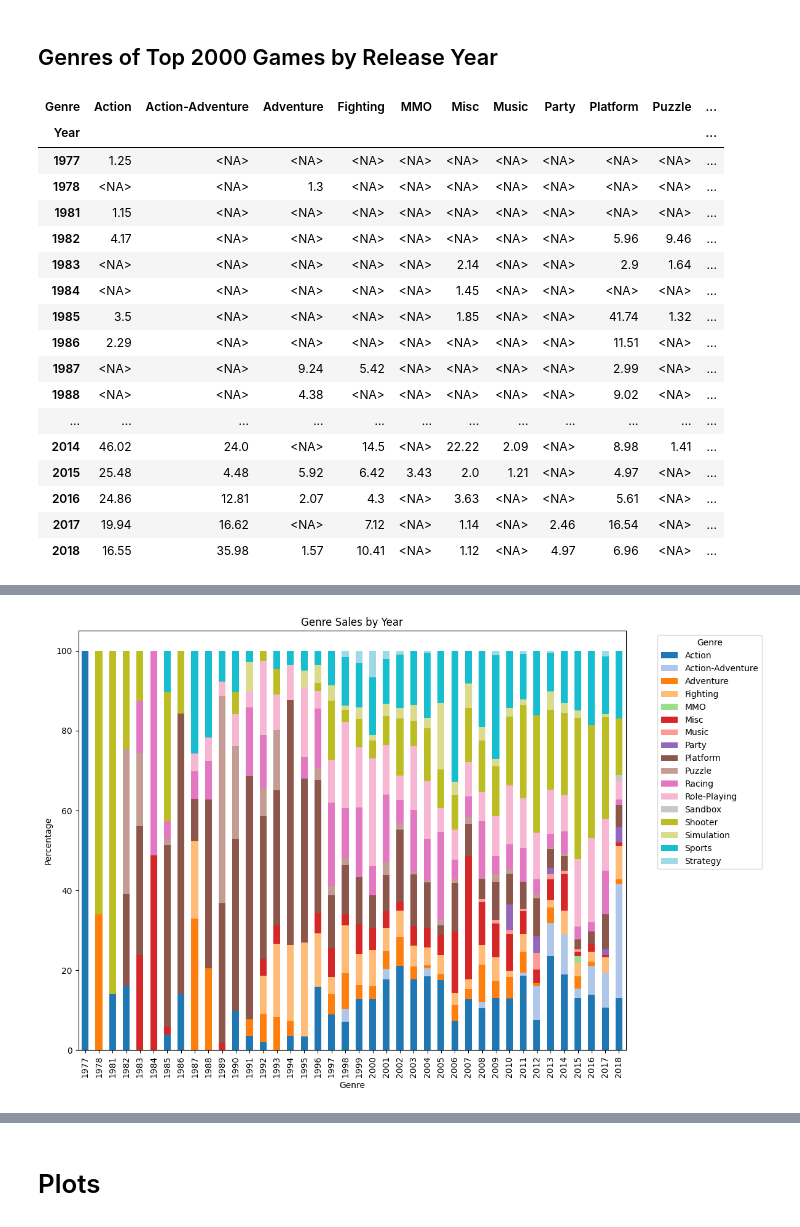
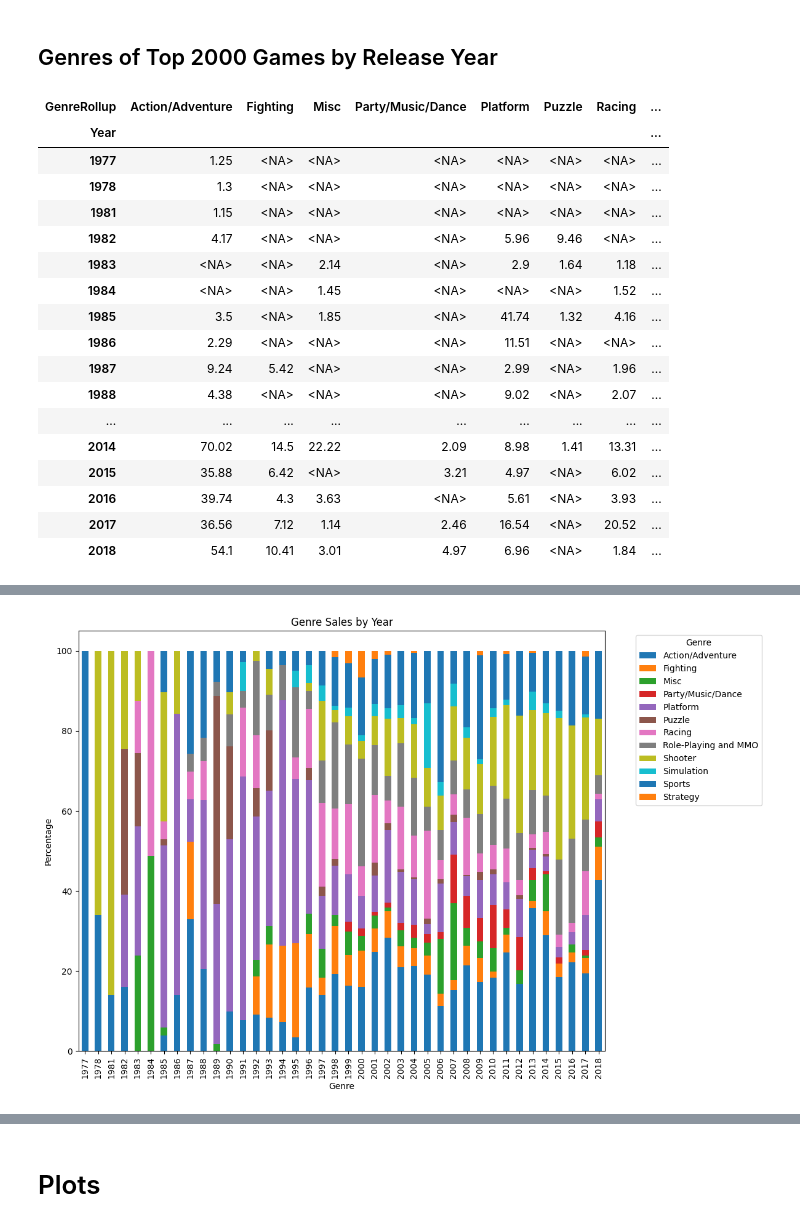
Before and after one commit to candersen114/Python2Source, a Jupyter notebook: finalproj.ipynb, the cells around one changed output, grey strips where cells are left out. Saved outputs shown, nothing was run; the diff lists cells and outputs as text; code cells hidden in the pictures.

```diff
--- a/finalproj.ipynb
+++ b/finalproj.ipynb
@@ -83,6 +83,33 @@ dictCalculatedColData = {
                     "X360": "Microsoft",
                     "XB": "Microsoft",
                     "XOne": "Microsoft"
+                }
+            }
+        },
+    "GenreRollup": # Column to be created
+        {
+            "Column Type": "Lookup",
+            "Data Type": "string[pyarrow]",
+            "Column Spec":
+            {
+                "Genre": # Column containing the categories we need to look up
+                {
+                    "Action": "Action/Adventure",
+                    "Action-Adventure": "Action/Adventure",
+                    "Adventure": "Action/Adventure",
+                    "Fighting": "Fighting",
+                    "Misc": "Misc",
+                    "MMO": "Role-Playing and MMO",
+                    "Music": "Party/Music/Dance",
+                    "Party": "Party/Music/Dance",
+                    "Platform": "Platform",
+                    "Puzzle": "Puzzle",
+                    "Racing": "Racing",
+                    "Role-Playing": "Role-Playing and MMO",
+                    "Shooter": "Shooter",
+                    "Simulation": "Simulation",
+                    "Sports": "Sports",
+                    "Strategy": "Strategy",
                 }
             }
         },
@@ -380,7 +407,7 @@ plt.show()
 ## Genres of Top 2000 Games by Release Year
 # %%
 # Create a cross-tabulation of Year and Genre
-genre_by_year = pd.crosstab(df["Year"], df["Genre"], values=df["Global_Sales"], aggfunc='sum')
+genre_by_year = pd.crosstab(df["Year"], df["GenreRollup"], values=df["Global_Sales"], aggfunc='sum')
 
 # Create the data for the X and Y axes
 boxdata = genre_by_year.iloc[:, ::-1].cumsum(axis=1).stack().reset_index(name="Games")
@@ -392,7 +419,7 @@ display(genre_sales_percentage)
 plt.figure(figsize=(12, 8))
 ax = plt.axes()
 #sns.barplot(data=boxdata, x="Year", y="Games", hue="Genre", hue_order=genre_by_year.columns, dodge=False, palette="hsv")
-genre_sales_percentage.plot(kind='bar', stacked=True, colormap='tab20', ax=ax)
+genre_sales_percentage.plot(kind='bar', stacked=True, ax=ax)
 
 
 # Set title and labels
@@ -409,21 +436,21 @@ plt.legend(title='Genre', loc='upper left', bbox_to_anchor=(1.05, 1))
 plt.tight_layout()
 plt.show()
 # %% [output]
-| Genre | Action | Action-Adventure | Adventure | Fighting | MMO | Misc | Music | Party | Platform | Puzzle | ... |
-| Year |  |  |  |  |  |  |  |  |  |  | ... |
-| 1977 | 1.25 | <NA> | <NA> | <NA> | <NA> | <NA> | <NA> | <NA> | <NA> | <NA> | ... |
-| 1978 | <NA> | <NA> | 1.3 | <NA> | <NA> | <NA> | <NA> | <NA> | <NA> | <NA> | ... |
-| 1981 | 1.15 | <NA> | <NA> | <NA> | <NA> | <NA> | <NA> | <NA> | <NA> | <NA> | ... |
-| 1982 | 4.17 | <NA> | <NA> | <NA> | <NA> | <NA> | <NA> | <NA> | 5.96 | 9.46 | ... |
-| 1983 | <NA> | <NA> | <NA> | <NA> | <NA> | 2.14 | <NA> | <NA> | 2.9 | 1.64 | ... |
-| 1984 | <NA> | <NA> | <NA> | <NA> | <NA> | 1.45 | <NA> | <NA> | <NA> | <NA> | ... |
-| 1985 | 3.5 | <NA> | <NA> | <NA> | <NA> | 1.85 | <NA> | <NA> | 41.74 | 1.32 | ... |
-| 1986 | 2.29 | <NA> | <NA> | <NA> | <NA> | <NA> | <NA> | <NA> | 11.51 | <NA> | ... |
-| 1987 | <NA> | <NA> | 9.24 | 5.42 | <NA> | <NA> | <NA> | <NA> | 2.99 | <NA> | ... |
-| 1988 | <NA> | <NA> | 4.38 | <NA> | <NA> | <NA> | <NA> | <NA> | 9.02 | <NA> | ... |
-| ... | ... | ... | ... | ... | ... | ... | ... | ... | ... | ... | ... |
-| 2014 | 46.02 | 24.0 | <NA> | 14.5 | <NA> | 22.22 | 2.09 | <NA> | 8.98 | 1.41 | ... |
-| 2015 | 25.48 | 4.48 | 5.92 | 6.42 | 3.43 | 2.0 | 1.21 | <NA> | 4.97 | <NA> | ... |
-| 2016 | 24.86 | 12.81 | 2.07 | 4.3 | <NA> | 3.63 | <NA> | <NA> | 5.61 | <NA> | ... |
-| 2017 | 19.94 | 16.62 | <NA> | 7.12 | <NA> | 1.14 | <NA> | 2.46 | 16.54 | <NA> | ... |
-| 2018 | 16.55 | 35.98 | 1.57 | 10.41 | <NA> | 1.12 | <NA> | 4.97 | 6.96 | <NA> | ... |
+| GenreRollup | Action/Adventure | Fighting | Misc | Party/Music/Dance | Platform | Puzzle | Racing | ... |
+| Year |  |  |  |  |  |  |  | ... |
+| 1977 | 1.25 | <NA> | <NA> | <NA> | <NA> | <NA> | <NA> | ... |
+| 1978 | 1.3 | <NA> | <NA> | <NA> | <NA> | <NA> | <NA> | ... |
+| 1981 | 1.15 | <NA> | <NA> | <NA> | <NA> | <NA> | <NA> | ... |
+| 1982 | 4.17 | <NA> | <NA> | <NA> | 5.96 | 9.46 | <NA> | ... |
+| 1983 | <NA> | <NA> | 2.14 | <NA> | 2.9 | 1.64 | 1.18 | ... |
+| 1984 | <NA> | <NA> | 1.45 | <NA> | <NA> | <NA> | 1.52 | ... |
+| 1985 | 3.5 | <NA> | 1.85 | <NA> | 41.74 | 1.32 | 4.16 | ... |
+| 1986 | 2.29 | <NA> | <NA> | <NA> | 11.51 | <NA> | <NA> | ... |
+| 1987 | 9.24 | 5.42 | <NA> | <NA> | 2.99 | <NA> | 1.96 | ... |
+| 1988 | 4.38 | <NA> | <NA> | <NA> | 9.02 | <NA> | 2.07 | ... |
+| ... | ... | ... | ... | ... | ... | ... | ... | ... |
+| 2014 | 70.02 | 14.5 | 22.22 | 2.09 | 8.98 | 1.41 | 13.31 | ... |
+| 2015 | 35.88 | 6.42 | <NA> | 3.21 | 4.97 | <NA> | 6.02 | ... |
+| 2016 | 39.74 | 4.3 | 3.63 | <NA> | 5.61 | <NA> | 3.93 | ... |
+| 2017 | 36.56 | 7.12 | 1.14 | 2.46 | 16.54 | <NA> | 20.52 | ... |
+| 2018 | 54.1 | 10.41 | 3.01 | 4.97 | 6.96 | <NA> | 1.84 | ... |
@@ -448 +475 @@ plt.show()
-[figure, old version]
+[figure, new version]
```
Also changed, not shown: parts of 5 cells of this notebook, 1 other file.
